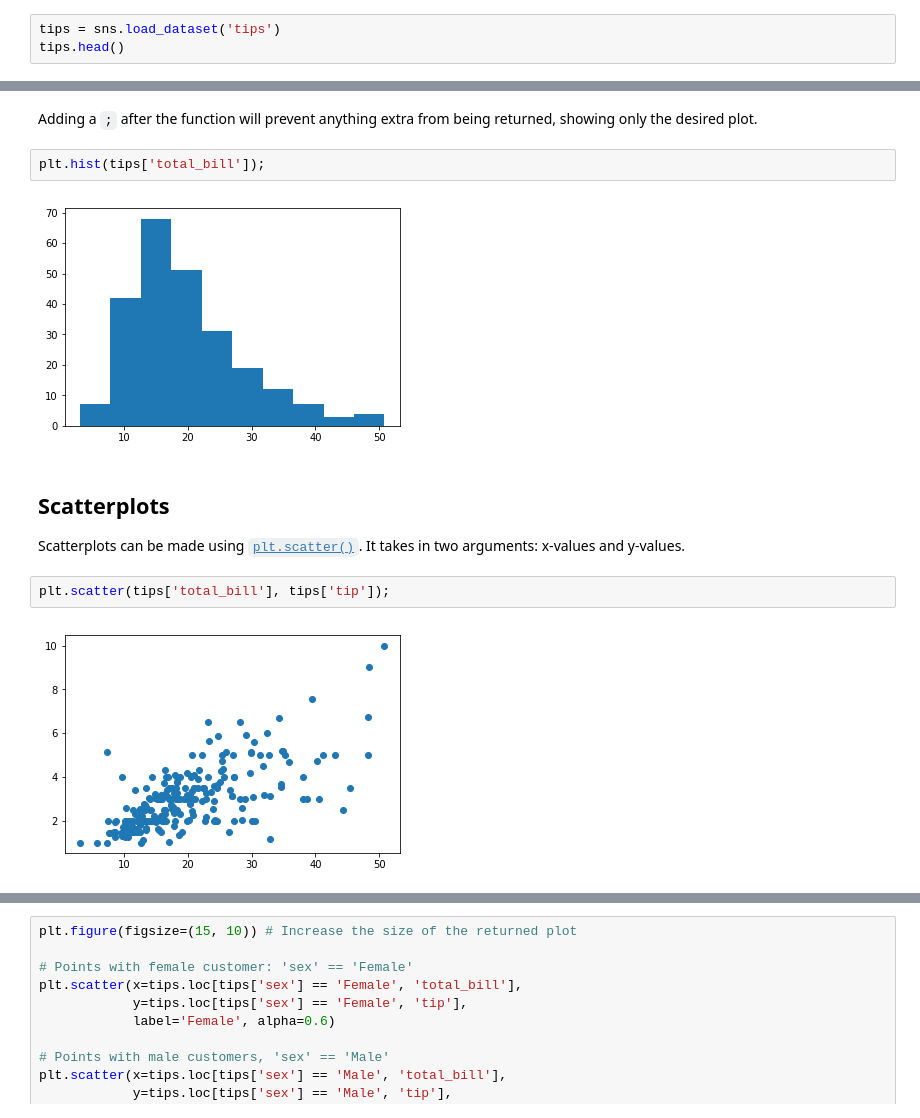
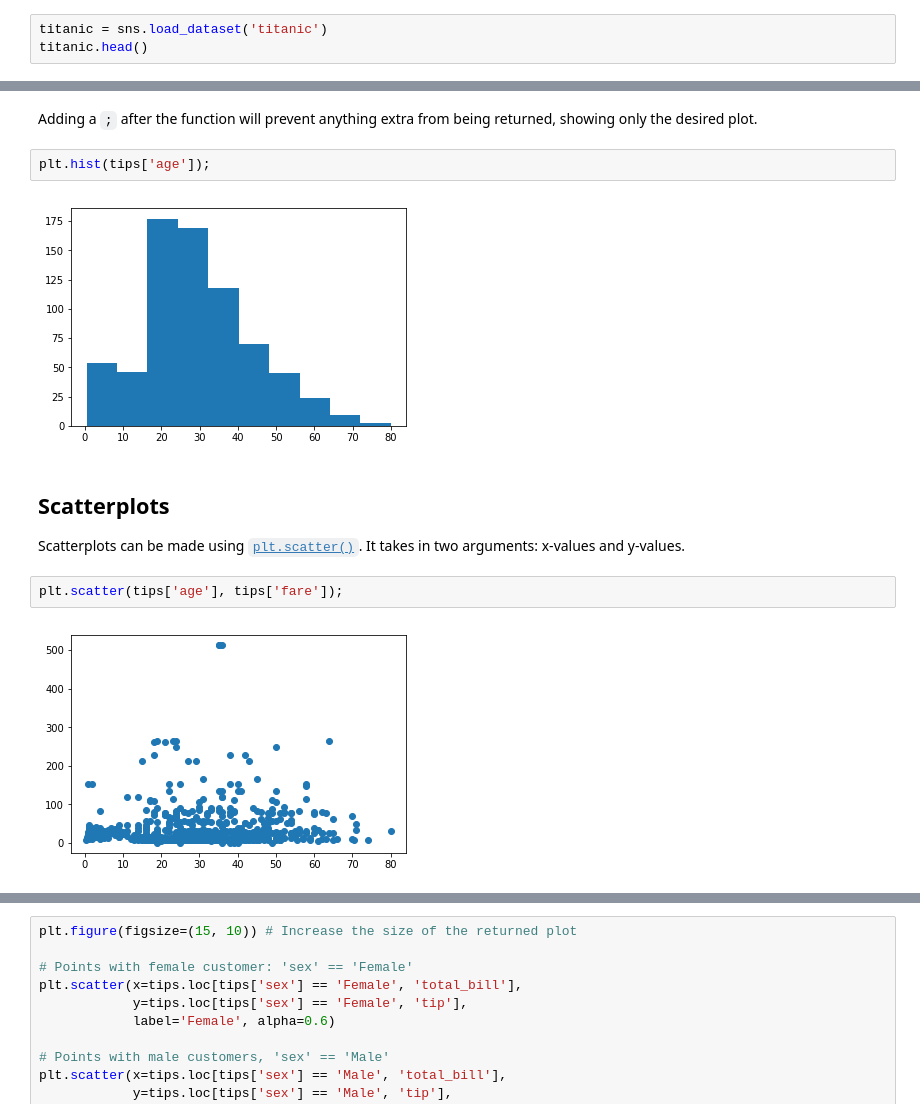
Before and after one commit to mpagador/python-libraries-visualization-workshop, a Jupyter notebook: DSS_Python_Libraries_Visualizations_Workshop_3_6_(Notebook).ipynb, the cells around one changed output, grey strips where cells are left out. Cells and saved outputs as stored; diff of their text form.

```diff
--- a/DSS_Python_Libraries_Visualizations_Workshop_3_6_(Notebook).ipynb
+++ b/DSS_Python_Libraries_Visualizations_Workshop_3_6_(Notebook).ipynb
@@ -745,4 +755,4 @@ To explore other types of charts, let's load in a built-in dataset from Seaborn
 # %%
-tips = sns.load_dataset('tips')
-tips.head()
+titanic = sns.load_dataset('titanic')
+titanic.head()
 # %% [output]
@@ -766,14 +776,14 @@ plt.hist(tips['total_bill'])
 # %% [markdown]
 Adding a `;` after the function will prevent anything extra from being returned, showing only the desired plot.
 # %%
-plt.hist(tips['total_bill']);
+plt.hist(tips['age']);
 # %% [output]
-[figure, old version]
+[figure, new version]
 # %% [markdown]
 ## Scatterplots
 Scatterplots can be made using [`plt.scatter()`](https://matplotlib.org/api/_as_gen/matplotlib.pyplot.scatter.html). It takes in two arguments: x-values and y-values.
 # %%
-plt.scatter(tips['total_bill'], tips['tip']);
+plt.scatter(tips['age'], tips['fare']);
 # %% [output]
-[figure, old version]
+[figure, new version]
 # %%
```
Also changed, not shown: parts of 22 cells of this notebook.
